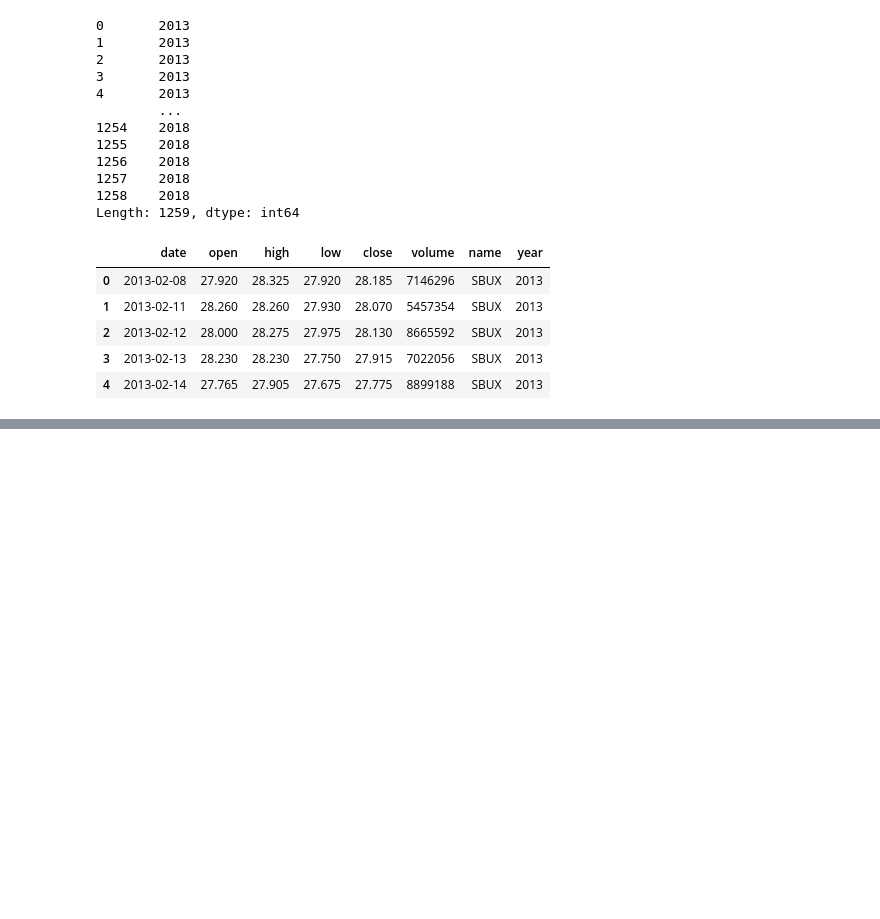
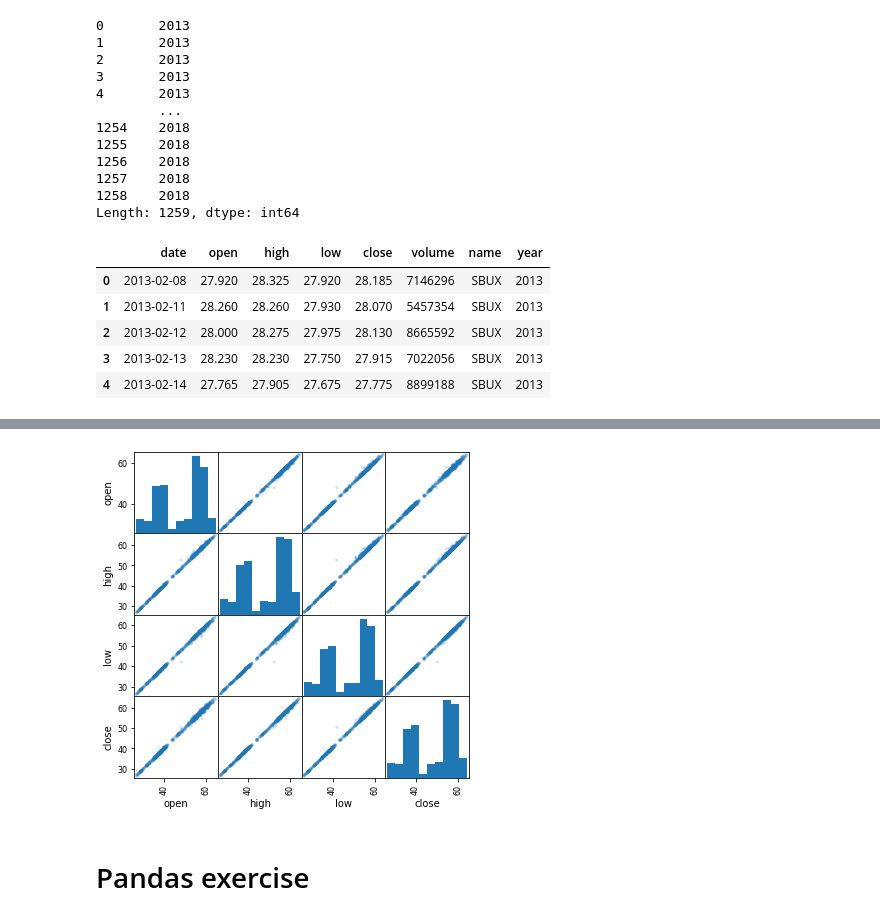
Before and after one commit to redboycode/udemycourses, a Jupyter notebook: lazy_prog_numpy/Pandas_intro.ipynb, the cells around one changed output, grey strips where cells are left out. Cells and saved outputs as stored; diff of their text form; code cells hidden in the pictures; blank space fills up the shorter version.

```diff
--- a/lazy_prog_numpy/Pandas_intro.ipynb
+++ b/lazy_prog_numpy/Pandas_intro.ipynb
@@ -338,0 +356,8 @@ df.head()
+# %%
+scatter_matrix(df[['open','high','low','close']], alpha=0.2,figsize=(6,6));
+#linear correl between each column
+#see how open towards the right has low high, whereas high as high highs to the right
+# %% [output]
+[figure, added]
+# %% [markdown]
+# Pandas exercise
```
Also changed, not shown: parts of 5 cells of this notebook.
